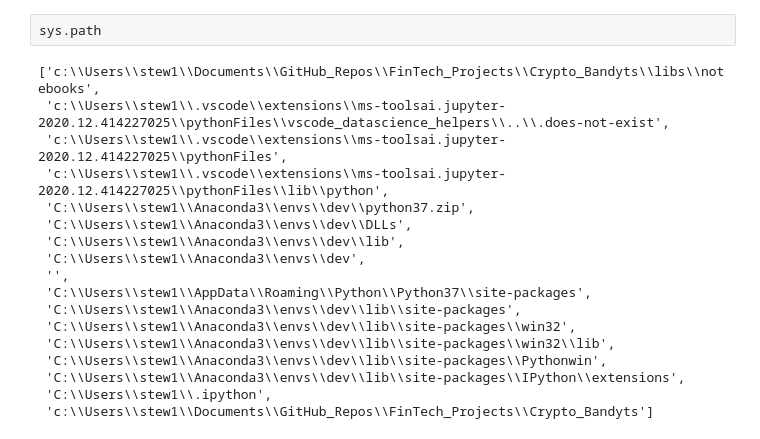
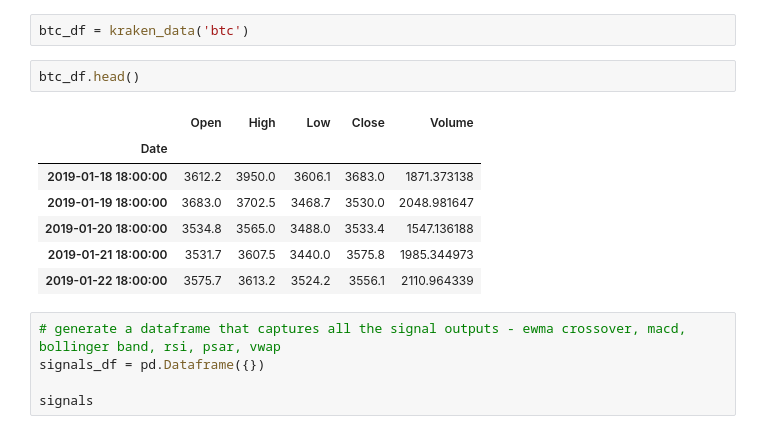
Before and after one commit to stew1922/Crypto_Bandyts, a Jupyter notebook: libs/notebooks/travis.ipynb, the cells around one changed output. Cells and saved outputs as stored; diff of their text form.

Commit message:
created a file to pull kraken data into signals library

```diff
--- a/libs/notebooks/travis.ipynb
+++ b/libs/notebooks/travis.ipynb
@@ -9,20 +16,17 @@ from libs.signals import signals
-# %%
-sys.path
-# %% [output]
-['c:\\Users\\stew1\\Documents\\GitHub_Repos\\FinTech_Projects\\Crypto_Bandyts\\libs\\notebooks',
- 'c:\\Users\\stew1\\.vscode\\extensions\\ms-toolsai.jupyter-2020.12.414227025\\pythonFiles\\vscode_datascience_helpers\\..\\.does-not-exist',
- 'c:\\Users\\stew1\\.vscode\\extensions\\ms-toolsai.jupyter-2020.12.414227025\\pythonFiles',
- 'c:\\Users\\stew1\\.vscode\\extensions\\ms-toolsai.jupyter-2020.12.414227025\\pythonFiles\\lib\\python',
- 'C:\\Users\\stew1\\Anaconda3\\envs\\dev\\python37.zip',
- 'C:\\Users\\stew1\\Anaconda3\\envs\\dev\\DLLs',
- 'C:\\Users\\stew1\\Anaconda3\\envs\\dev\\lib',
- 'C:\\Users\\stew1\\Anaconda3\\envs\\dev',
- '',
- 'C:\\Users\\stew1\\AppData\\Roaming\\Python\\Python37\\site-packages',
- 'C:\\Users\\stew1\\Anaconda3\\envs\\dev\\lib\\site-packages',
- 'C:\\Users\\stew1\\Anaconda3\\envs\\dev\\lib\\site-packages\\win32',
- 'C:\\Users\\stew1\\Anaconda3\\envs\\dev\\lib\\site-packages\\win32\\lib',
- 'C:\\Users\\stew1\\Anaconda3\\envs\\dev\\lib\\site-packages\\Pythonwin',
- 'C:\\Users\\stew1\\Anaconda3\\envs\\dev\\lib\\site-packages\\IPython\\extensions',
- 'C:\\Users\\stew1\\.ipython',
- 'c:\\Users\\stew1\\Documents\\GitHub_Repos\\FinTech_Projects\\Crypto_Bandyts']
+# %%
+btc_df = kraken_data('btc')
+# %%
+btc_df.head()
+# %% [output]
+|  | Open | High | Low | Close | Volume |
+| Date |  |  |  |  |  |
+| 2019-01-18 18:00:00 | 3612.2 | 3950.0 | 3606.1 | 3683.0 | 1871.373138 |
+| 2019-01-19 18:00:00 | 3683.0 | 3702.5 | 3468.7 | 3530.0 | 2048.981647 |
+| 2019-01-20 18:00:00 | 3534.8 | 3565.0 | 3488.0 | 3533.4 | 1547.136188 |
+| 2019-01-21 18:00:00 | 3531.7 | 3607.5 | 3440.0 | 3575.8 | 1985.344973 |
+| 2019-01-22 18:00:00 | 3575.7 | 3613.2 | 3524.2 | 3556.1 | 2110.964339 |
+# %%
+# generate a dataframe that captures all the signal outputs - ewma crossover, macd, bollinger band, rsi, psar, vwap
+signals_df = pd.Dataframe({})
+
+signals
```
Also changed, not shown: parts of 1 cell of this notebook, 1 other file.
